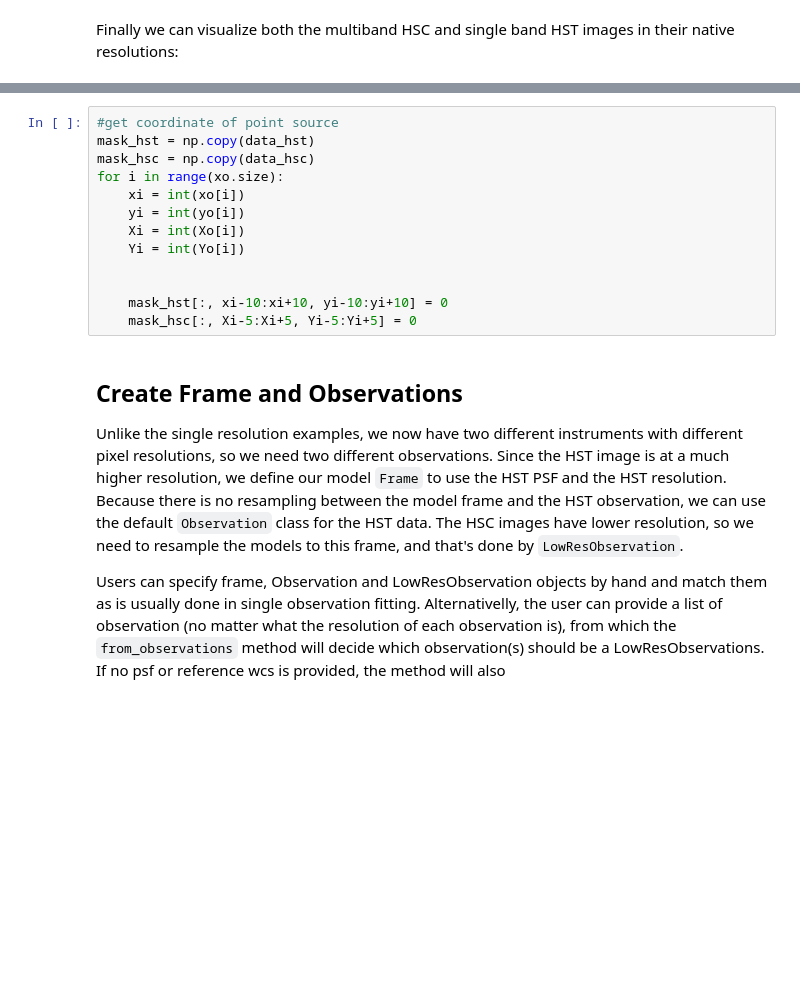
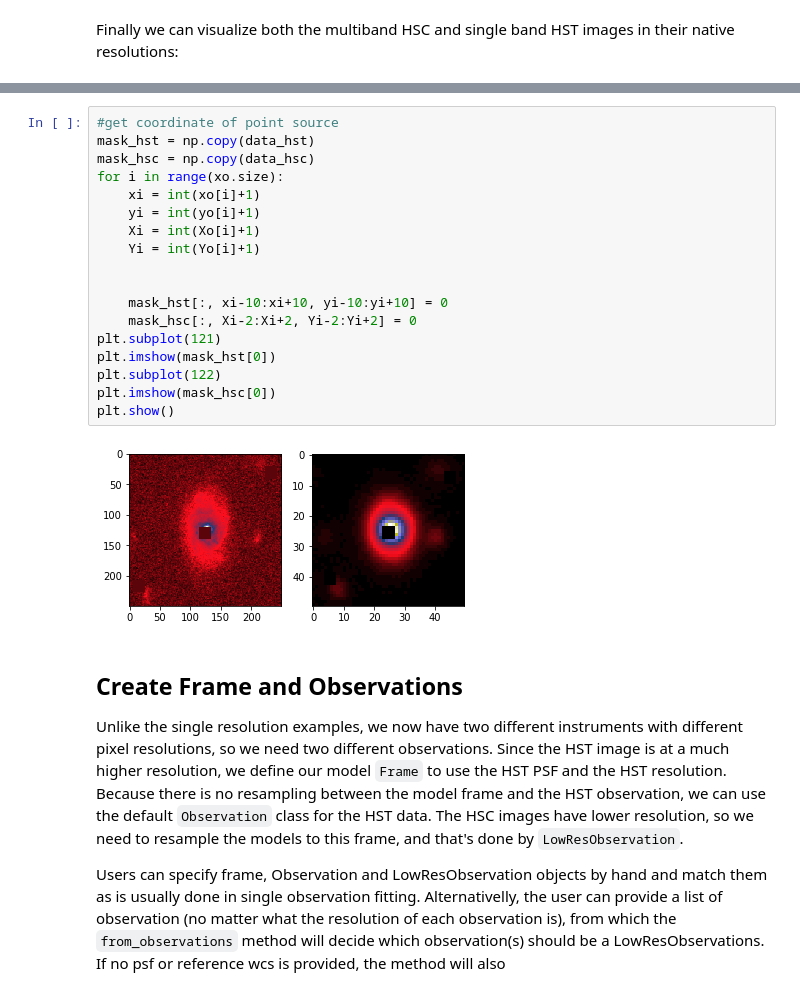
Before and after one commit to herjy/AGN_Deblending, a Jupyter notebook: Extract/multiresolution.ipynb, the cells around one changed output, grey strips where cells are left out. Saved outputs shown, nothing was run; the diff lists cells and outputs as text; blank space fills up the shorter version.

```diff
--- a/Extract/multiresolution.ipynb
+++ b/Extract/multiresolution.ipynb
@@ -358,16 +358,23 @@ plt.show()
 # %%
 #get coordinate of point source
 mask_hst = np.copy(data_hst)
 mask_hsc = np.copy(data_hsc)
 for i in range(xo.size):
-    xi = int(xo[i])
-    yi = int(yo[i])
-    Xi = int(Xo[i])
-    Yi = int(Yo[i])
+    xi = int(xo[i]+1)
+    yi = int(yo[i]+1)
+    Xi = int(Xo[i]+1)
+    Yi = int(Yo[i]+1)
 
 
     mask_hst[:, xi-10:xi+10, yi-10:yi+10] = 0
-    mask_hsc[:, Xi-5:Xi+5, Yi-5:Yi+5] = 0
+    mask_hsc[:, Xi-2:Xi+2, Yi-2:Yi+2] = 0
+plt.subplot(121)
+plt.imshow(mask_hst[0])
+plt.subplot(122)
+plt.imshow(mask_hsc[0])
+plt.show()
+# %% [output]
+[figure, added]
 # %% [markdown]
 ## Create Frame and Observations
 
```
Also changed, not shown: parts of 9 cells of this notebook.
